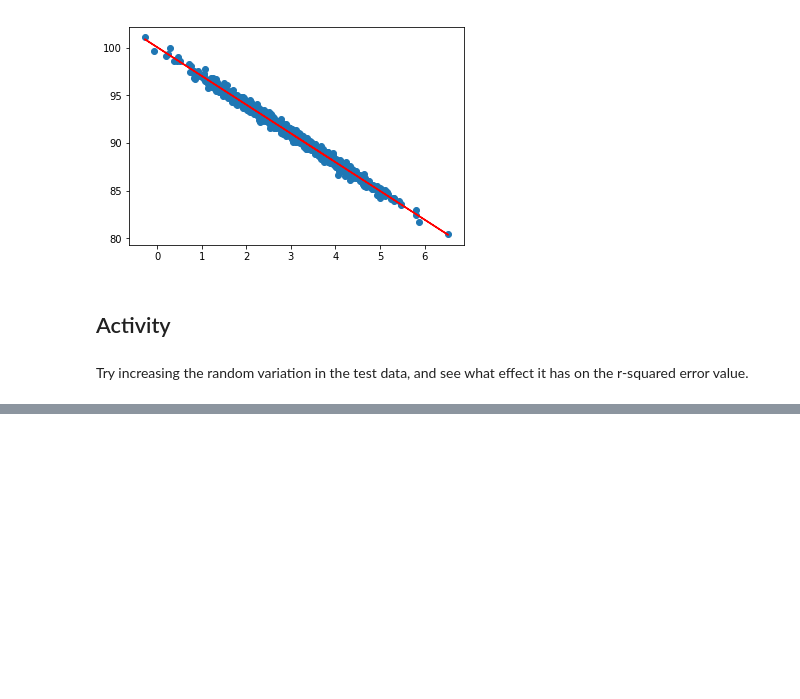
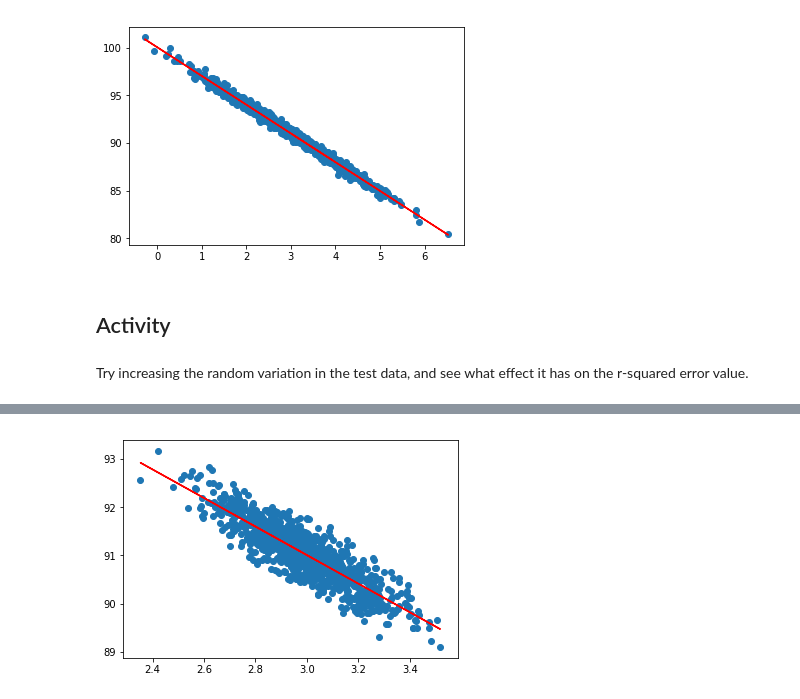
Before and after one commit to bartoszgajda55/DataScience, a Jupyter notebook: LinearRegression.ipynb, the cells around one changed output, grey strips where cells are left out. Saved outputs shown, nothing was run; the diff lists cells and outputs as text; code cells hidden in the pictures; blank space fills up the shorter version.

```diff
--- a/LinearRegression.ipynb
+++ b/LinearRegression.ipynb
@@ -47,0 +61,8 @@ Try increasing the random variation in the test data, and see what effect it has
+# %%
+fitLine = predict(pageSpeeds)
+
+plt.scatter(pageSpeeds, purchaseAmount)
+plt.plot(pageSpeeds, fitLine, c='r')
+plt.show()
+# %% [output]
+[figure, added]
```
Also changed, not shown: parts of 2 cells of this notebook.
